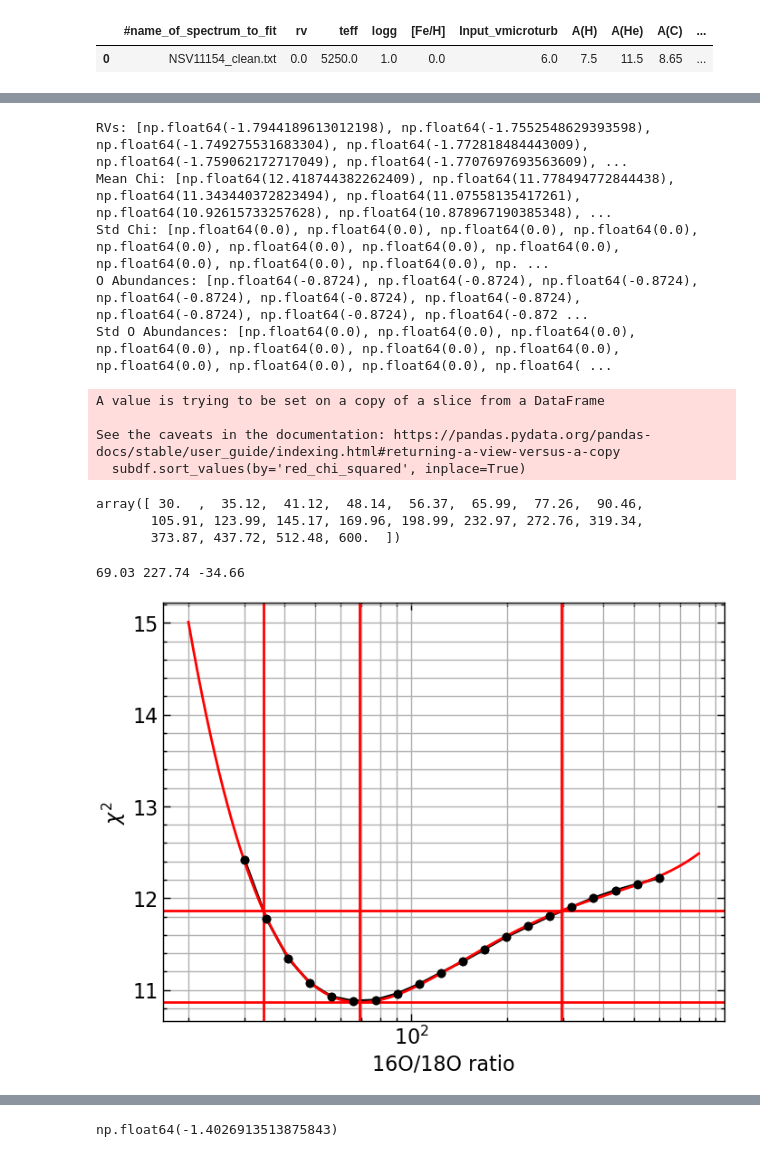
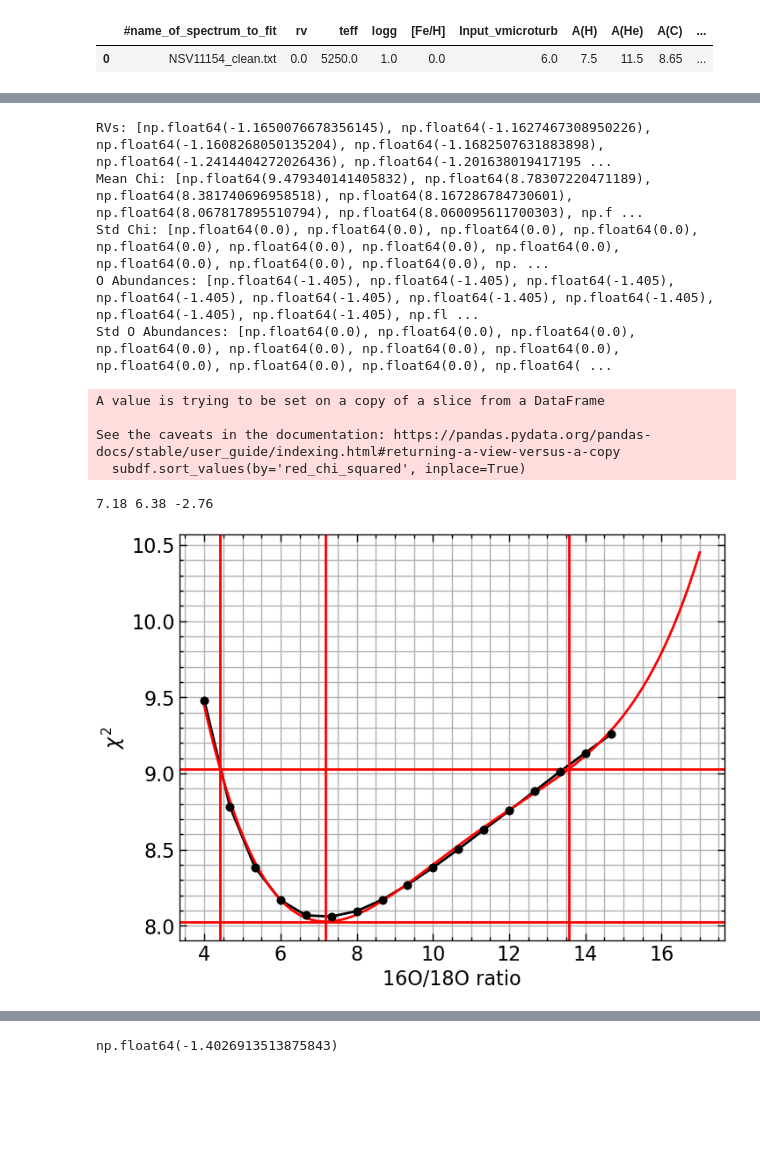
Before and after one commit to advaitmehla/TSFitPy, a Jupyter notebook: plotting_tools/nsv11154.ipynb, the cells around one changed output, grey strips where cells are left out. Drawn from its saved outputs; the diff is of its cells as text; code cells hidden in the pictures; blank space fills up the shorter version.

```diff
--- a/plotting_tools/nsv11154.ipynb
+++ b/plotting_tools/nsv11154.ipynb
@@ -206,8 +204,8 @@ fitlist2['oisorat'] = rats
 # %%
 fitlist2.to_csv('/media/advait/DATA/research/rcb-project/TSFitPy/input_files/nsv11154/comb', sep=' ', index=False)
 # %%
-allpath = '/media/advait/DATA/research/rcb-project/TSFitPy/output_files/aoher/Nov-06-2024-05-51-21_0.1290032145527411_LTE_O_1D/output'
-# allpath = "/media/advait/DATA/research/rcb-project/TSFitPy/output_files/hd137613/Oct-17-2024-23-13-22_0.35833114159931434_LTE_O_1D/output"
+# allpath = '/media/advait/DATA/research/rcb-project/TSFitPy/output_files/nsv11154/Nov-06-2024-12-15-53_0.7455250382543358_LTE_O_1D/output'
+allpath = "/media/advait/DATA/research/rcb-project/TSFitPy/output_files/nsv11154/Nov-06-2024-22-17-36_0.8763598518892088_LTE_O_1D/output"
 df1 = pd.read_csv(allpath, sep='\t')
 # allpath = '/media/advait/DATA/research/rcb-project/TSFitPy/output_files/wisej1942/Nov-04-2024-14-18-20_0.4633512438312559_LTE_O_1D/output'
 # df2 = pd.read_csv(allpath, sep='\t')
@@ -256,6 +254,8 @@ rats = np.unique(df_fine['oisorat'])
 chis, dchis, oabunds, doabunds = [], [], [], []
 rvs = []
 for rat in rats:
+    if rat>15:
+        continue
     subdf = df_fine[df_fine['oisorat'] == rat]
     subdf.sort_values(by='red_chi_squared', inplace=True)
     subdf = subdf.iloc[:2]
@@ -281,21 +281,17 @@ print("Std Chi:", dchis)
 print("O Abundances:", oabunds)
 print("Std O Abundances:", doabunds)
 # %% [output]
-RVs: [np.float64(-1.7944189613012198), np.float64(-1.7552548629393598), np.float64(-1.749275531683304), np.float64(-1.772818484443009), np.float64(-1.759062172717049), np.float64(-1.7707697693563609), ...
-Mean Chi: [np.float64(12.418744382262409), np.float64(11.778494772844438), np.float64(11.343440372823494), np.float64(11.07558135417261), np.float64(10.92615733257628), np.float64(10.878967190385348), ...
+RVs: [np.float64(-1.1650076678356145), np.float64(-1.1627467308950226), np.float64(-1.1608268050135204), np.float64(-1.1682507631883898), np.float64(-1.2414404272026436), np.float64(-1.201638019417195 ...
+Mean Chi: [np.float64(9.479340141405832), np.float64(8.78307220471189), np.float64(8.381740696958518), np.float64(8.167286784730601), np.float64(8.067817895510794), np.float64(8.060095611700303), np.f ...
 Std Chi: [np.float64(0.0), np.float64(0.0), np.float64(0.0), np.float64(0.0), np.float64(0.0), np.float64(0.0), np.float64(0.0), np.float64(0.0), np.float64(0.0), np.float64(0.0), np.float64(0.0), np. ...
-O Abundances: [np.float64(-0.8724), np.float64(-0.8724), np.float64(-0.8724), np.float64(-0.8724), np.float64(-0.8724), np.float64(-0.8724), np.float64(-0.8724), np.float64(-0.8724), np.float64(-0.872 ...
+O Abundances: [np.float64(-1.405), np.float64(-1.405), np.float64(-1.405), np.float64(-1.405), np.float64(-1.405), np.float64(-1.405), np.float64(-1.405), np.float64(-1.405), np.float64(-1.405), np.fl ...
 Std O Abundances: [np.float64(0.0), np.float64(0.0), np.float64(0.0), np.float64(0.0), np.float64(0.0), np.float64(0.0), np.float64(0.0), np.float64(0.0), np.float64(0.0), np.float64(0.0), np.float64( ...
 A value is trying to be set on a copy of a slice from a DataFrame
 
 See the caveats in the documentation: https://pandas.pydata.org/pandas-docs/stable/user_guide/indexing.html#returning-a-view-versus-a-copy
   subdf.sort_values(by='red_chi_squared', inplace=True)
 # %%
-rats
+rats = rats[:-8]
-# %% [output]
-array([ 30.  ,  35.12,  41.12,  48.14,  56.37,  65.99,  77.26,  90.46,
-       105.91, 123.99, 145.17, 169.96, 198.99, 232.97, 272.76, 319.34,
-       373.87, 437.72, 512.48, 600.  ])
 # %%
 import numpy as np
 import matplotlib.pyplot as plt
@@ -311,44 +307,44 @@ plt.errorbar(rats, chis, yerr=dchis, fmt='ko', capsize=3)
 plt.grid(which='both')
 
 # Take the logarithm of rats
-log_rats = np.log(rats)
+# log_rats = np.log(rats)
 
 # Fit a 2nd degree polynomial weighted by the errors
-p = np.polyfit(log_rats, chis, 4)
+p = np.polyfit(rats, chis, 4)
 
 # Evaluate the polynomial fit on a logarithmic scale
-x = np.linspace(np.log(20), np.log(800), 4000)
+x = np.linspace(4, 17, 500)
 y = np.polyval(p, x)
 
 # Convert x back to the original scale for plotting
-x_original = np.exp(x)
+# x_original = np.exp(x)
 
 # Plot the polynomial fit
-plt.plot(x_original, y, 'r')
-plt.axvline(x_original[np.where(y == np.min(y))], color='r')
-xfit = x_original[np.where(y == np.min(y))]
+plt.plot(x, y, 'r')
+plt.axvline(x[np.where(y == np.min(y))], color='r')
+xfit = x[np.where(y == np.min(y))]
 plt.axhline(np.min(y), color='r')
 
 # Find nearest x value to min + 1 y value
 ybound = np.min(y) + 1.0
 diff = np.abs(y - ybound)
 idx = np.where(diff == np.min(diff))
 # Find the index of next minimum
 idx2 = np.where(diff == np.partition(diff, 1)[1])
-xbounds = (x_original[idx] - xfit).round(2), (x_original[idx2] - xfit).round(2)
-plt.axvline(x_original[idx], color='r')
-plt.axvline(x_original[idx2], color='r')
+xbounds = (x[idx] - xfit).round(2), (x[idx2] - xfit).round(2)
+plt.axvline(x[idx], color='r')
+plt.axvline(x[idx2], color='r')
 plt.axhline(ybound, color='r')
 
 print(xfit[0].round(2), xbounds[0][0], xbounds[1][0])
 
 # Label the axes
 plt.ylabel(r'$\chi^2$')
 plt.xlabel("16O/18O ratio")
-plt.xscale('log')
+# plt.xscale('log')
 # xs = np.linspace(np.log(300), np.log(800), 10)
 # plt.plot(np.exp(xs), np.polyval(p, (xs)), 'k.')
 plt.show()
 # %% [output]
-69.03 227.74 -34.66
+7.18 6.38 -2.76
-[figure, old version]
+[figure, new version]
```
Also changed, not shown: parts of 11 cells of this notebook, 21 other files.
